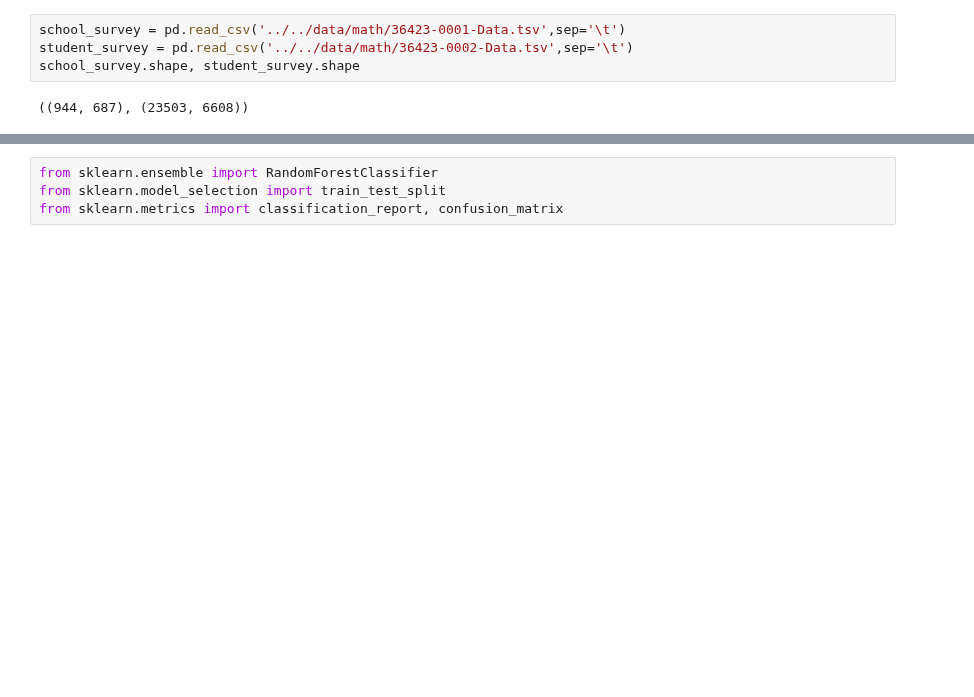
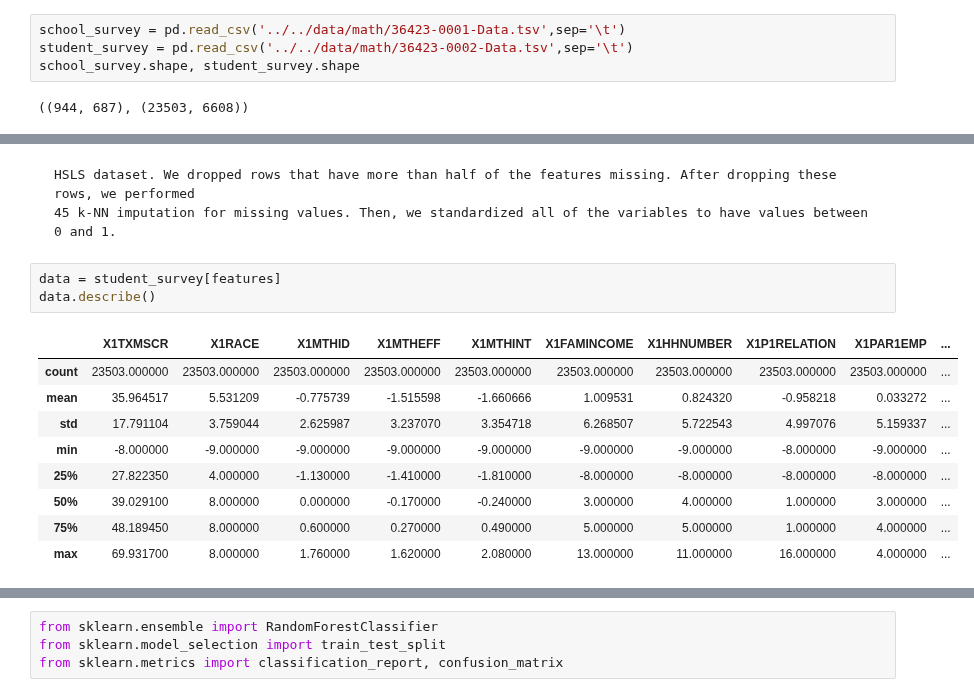
Before and after one commit to DataResponsibly/SynRD, a Jupyter notebook: papers/jeong21math/process.ipynb, the cells around one changed output, grey strips where cells are left out. Saved outputs shown, nothing was run; the diff lists cells and outputs as text; blank space fills up the shorter version.

````diff
--- a/papers/jeong21math/process.ipynb
+++ b/papers/jeong21math/process.ipynb
@@ -256,0 +24,18 @@ dtype: object
+# %% [markdown]
+```
+HSLS dataset. We dropped rows that have more than half of the features missing. After dropping these rows, we performed
+45 k-NN imputation for missing values. Then, we standardized all of the variables to have values between 0 and 1.
+```
+# %%
+data = student_survey[features]
+data.describe()
+# %% [output]
+|  | X1TXMSCR | X1RACE | X1MTHID | X1MTHEFF | X1MTHINT | X1FAMINCOME | X1HHNUMBER | X1P1RELATION | X1PAR1EMP | ... |
+| count | 23503.000000 | 23503.000000 | 23503.000000 | 23503.000000 | 23503.000000 | 23503.000000 | 23503.000000 | 23503.000000 | 23503.000000 | ... |
+| mean | 35.964517 | 5.531209 | -0.775739 | -1.515598 | -1.660666 | 1.009531 | 0.824320 | -0.958218 | 0.033272 | ... |
+| std | 17.791104 | 3.759044 | 2.625987 | 3.237070 | 3.354718 | 6.268507 | 5.722543 | 4.997076 | 5.159337 | ... |
+| min | -8.000000 | -9.000000 | -9.000000 | -9.000000 | -9.000000 | -9.000000 | -9.000000 | -8.000000 | -9.000000 | ... |
+| 25% | 27.822350 | 4.000000 | -1.130000 | -1.410000 | -1.810000 | -8.000000 | -8.000000 | -8.000000 | -8.000000 | ... |
+| 50% | 39.029100 | 8.000000 | 0.000000 | -0.170000 | -0.240000 | 3.000000 | 4.000000 | 1.000000 | 3.000000 | ... |
+| 75% | 48.189450 | 8.000000 | 0.600000 | 0.270000 | 0.490000 | 5.000000 | 5.000000 | 1.000000 | 4.000000 | ... |
+| max | 69.931700 | 8.000000 | 1.760000 | 1.620000 | 2.080000 | 13.000000 | 11.000000 | 16.000000 | 4.000000 | ... |
````
Also changed, not shown: parts of 54 cells of this notebook, 2 other files.
